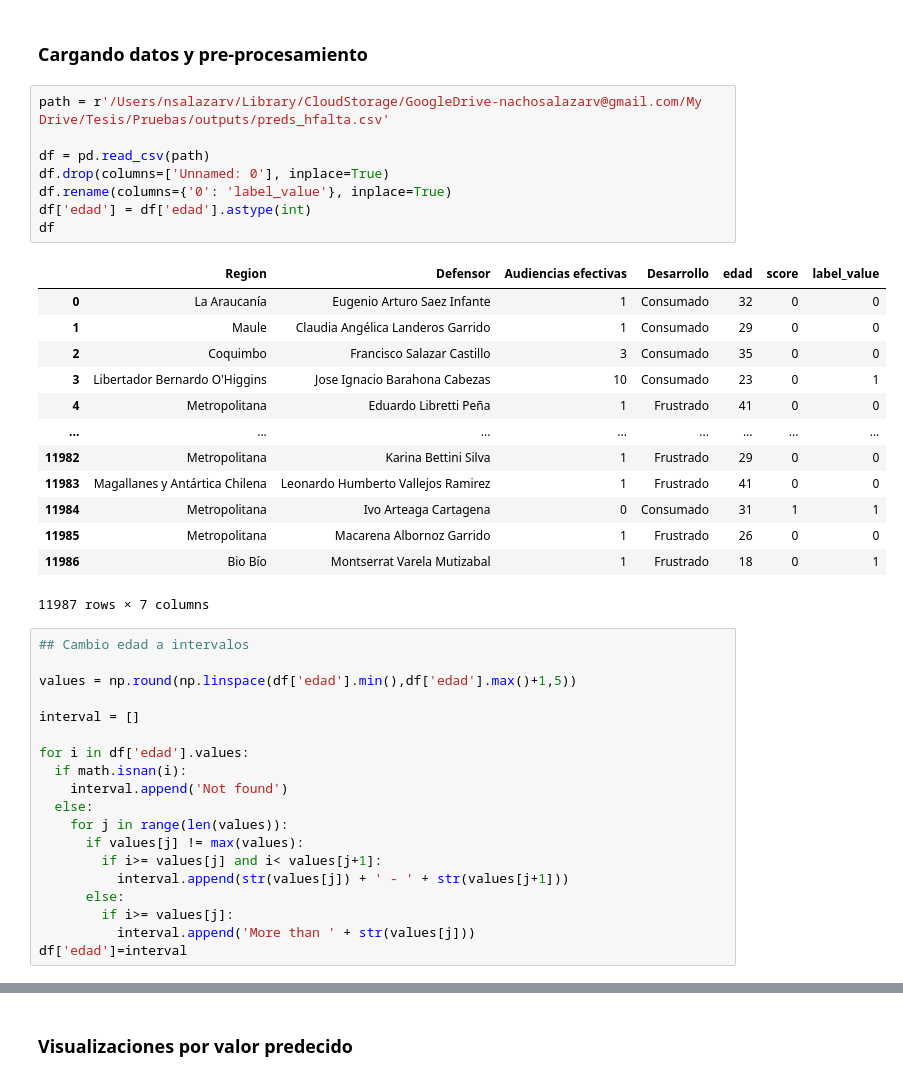
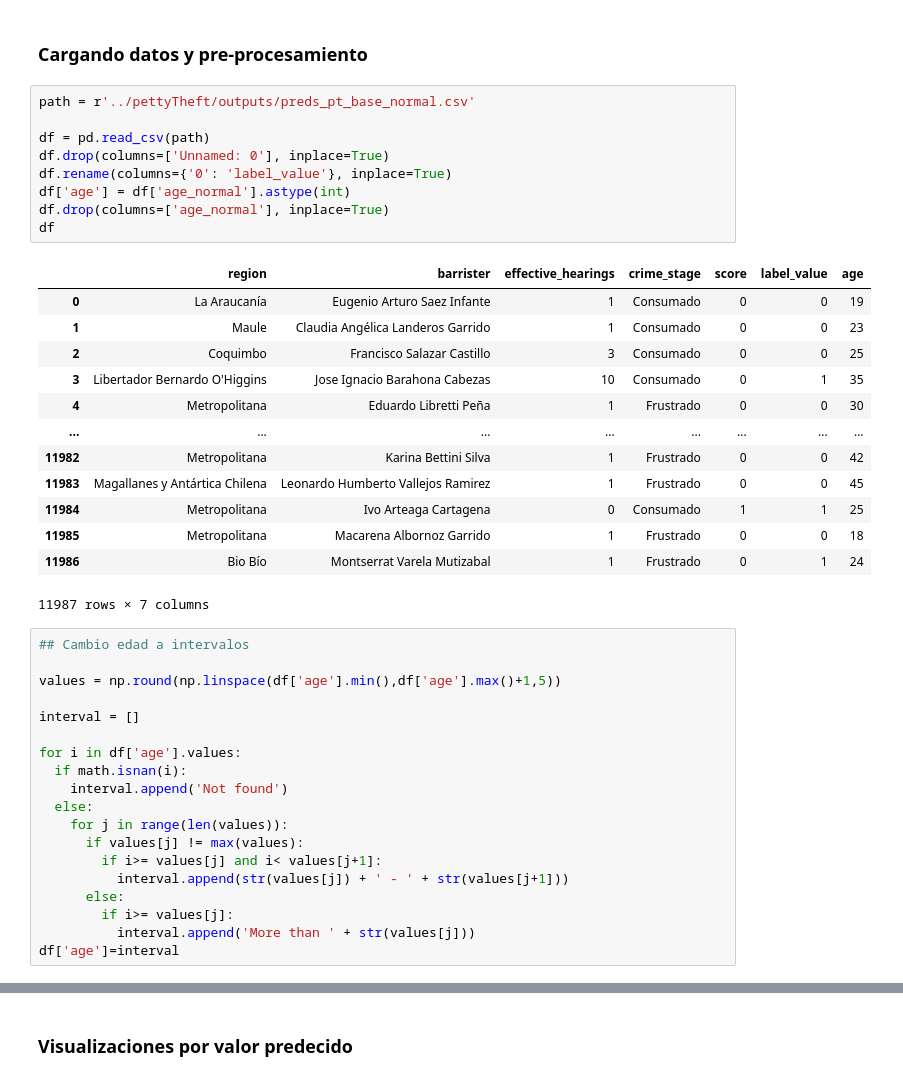
Before and after one commit to nsalazarv/ethical-ml-framework, a Jupyter notebook: experiments/pettyTheft/pt_aequitas_base.ipynb, the cells around one changed output, grey strips where cells are left out. Drawn from its saved outputs; the diff is of its cells as text.

```diff
--- a/experiments/pettyTheft/pt_aequitas_base.ipynb
+++ b/experiments/pettyTheft/pt_aequitas_base.ipynb
@@ -11,35 +11,36 @@ import math
 # %% [markdown]
 ### Cargando datos y pre-procesamiento
 # %%
-path = r'/Users/nsalazarv/Library/CloudStorage/GoogleDrive-nachosalazarv@gmail.com/My Drive/Tesis/Pruebas/outputs/preds_hfalta.csv'
+path = r'../pettyTheft/outputs/preds_pt_base_normal.csv'
 
 df = pd.read_csv(path)
 df.drop(columns=['Unnamed: 0'], inplace=True)
 df.rename(columns={'0': 'label_value'}, inplace=True)
-df['edad'] = df['edad'].astype(int)
+df['age'] = df['age_normal'].astype(int)
+df.drop(columns=['age_normal'], inplace=True)
 df
 # %% [output]
-|  | Region | Defensor | Audiencias efectivas | Desarrollo | edad | score | label_value |
-| 0 | La Araucanía | Eugenio Arturo Saez Infante | 1 | Consumado | 32 | 0 | 0 |
-| 1 | Maule | Claudia Angélica Landeros Garrido | 1 | Consumado | 29 | 0 | 0 |
-| 2 | Coquimbo | Francisco Salazar Castillo | 3 | Consumado | 35 | 0 | 0 |
-| 3 | Libertador Bernardo O'Higgins | Jose Ignacio Barahona Cabezas | 10 | Consumado | 23 | 0 | 1 |
-| 4 | Metropolitana | Eduardo Libretti Peña | 1 | Frustrado | 41 | 0 | 0 |
+|  | region | barrister | effective_hearings | crime_stage | score | label_value | age |
+| 0 | La Araucanía | Eugenio Arturo Saez Infante | 1 | Consumado | 0 | 0 | 19 |
+| 1 | Maule | Claudia Angélica Landeros Garrido | 1 | Consumado | 0 | 0 | 23 |
+| 2 | Coquimbo | Francisco Salazar Castillo | 3 | Consumado | 0 | 0 | 25 |
+| 3 | Libertador Bernardo O'Higgins | Jose Ignacio Barahona Cabezas | 10 | Consumado | 0 | 1 | 35 |
+| 4 | Metropolitana | Eduardo Libretti Peña | 1 | Frustrado | 0 | 0 | 30 |
 | ... | ... | ... | ... | ... | ... | ... | ... |
-| 11982 | Metropolitana | Karina Bettini Silva | 1 | Frustrado | 29 | 0 | 0 |
-| 11983 | Magallanes y Antártica Chilena | Leonardo Humberto Vallejos Ramirez | 1 | Frustrado | 41 | 0 | 0 |
-| 11984 | Metropolitana | Ivo Arteaga Cartagena | 0 | Consumado | 31 | 1 | 1 |
-| 11985 | Metropolitana | Macarena Albornoz Garrido | 1 | Frustrado | 26 | 0 | 0 |
-| 11986 | Bio Bío | Montserrat Varela Mutizabal | 1 | Frustrado | 18 | 0 | 1 |
+| 11982 | Metropolitana | Karina Bettini Silva | 1 | Frustrado | 0 | 0 | 42 |
+| 11983 | Magallanes y Antártica Chilena | Leonardo Humberto Vallejos Ramirez | 1 | Frustrado | 0 | 0 | 45 |
+| 11984 | Metropolitana | Ivo Arteaga Cartagena | 0 | Consumado | 1 | 1 | 25 |
+| 11985 | Metropolitana | Macarena Albornoz Garrido | 1 | Frustrado | 0 | 0 | 18 |
+| 11986 | Bio Bío | Montserrat Varela Mutizabal | 1 | Frustrado | 0 | 1 | 24 |
 11987 rows × 7 columns
 # %%
 ## Cambio edad a intervalos
 
-values = np.round(np.linspace(df['edad'].min(),df['edad'].max()+1,5))
+values = np.round(np.linspace(df['age'].min(),df['age'].max()+1,5))
 
 interval = []
 
-for i in df['edad'].values:
+for i in df['age'].values:
   if math.isnan(i):
     interval.append('Not found')
   else:
@@ -50,5 +51,5 @@ for i in df['edad'].values:
       else:
         if i>= values[j]:
           interval.append('More than ' + str(values[j]))
-df['edad']=interval
+df['age']=interval
 # %%
```
Also changed, not shown: parts of 47 cells of this notebook, 1 other file.
